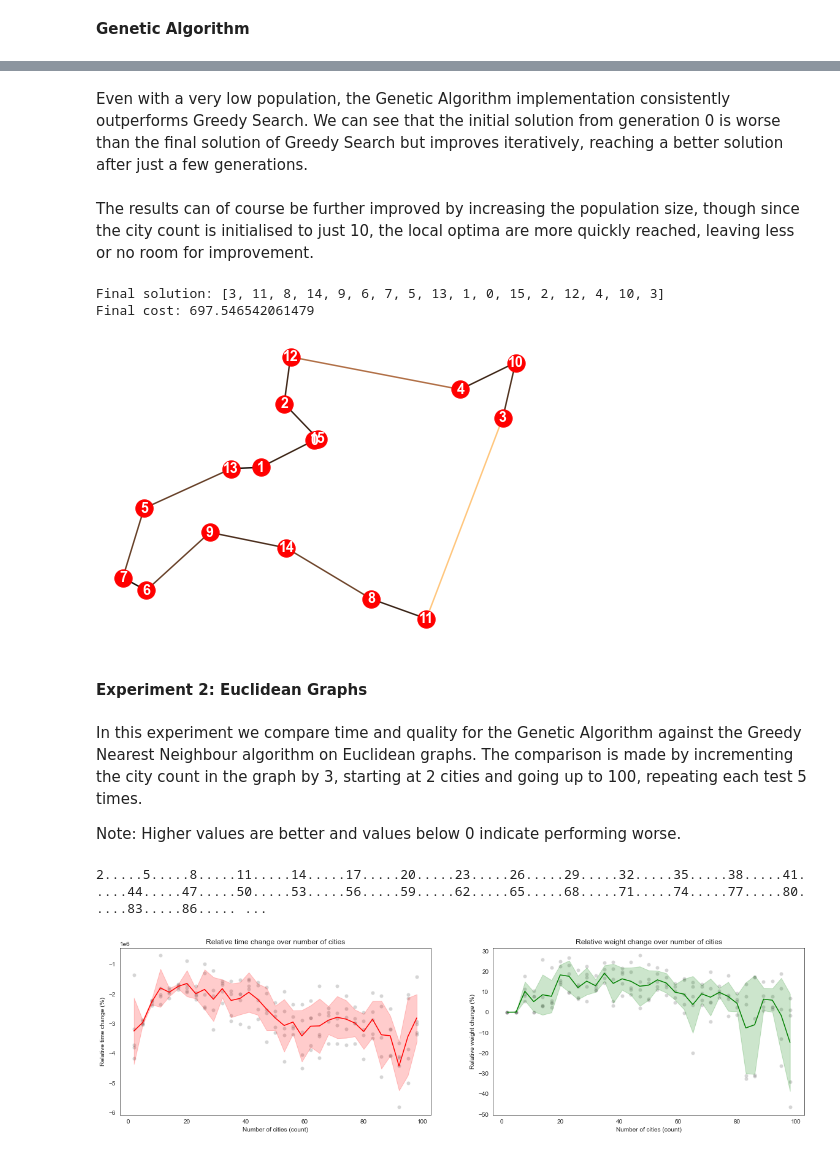
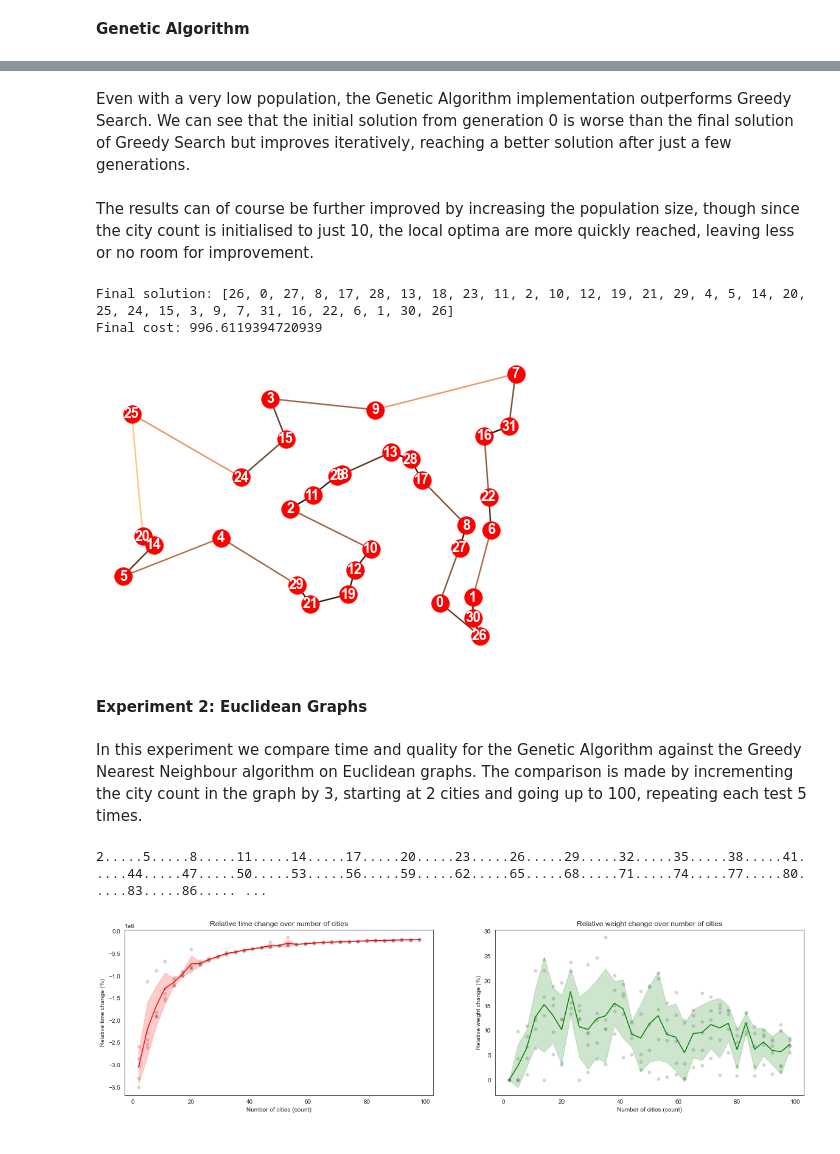
Before and after one commit to danielj0nes/metaheuristics, a Jupyter notebook: Template.ipynb, the cells around one changed output, grey strips where cells are left out. Cells and saved outputs as stored; diff of their text form; code cells hidden in the pictures.

```diff
--- a/Template.ipynb
+++ b/Template.ipynb
@@ -813,6 +823,6 @@ draw(G, best_path)
 #### Experiment 1: **A single Euclidean graph**
 Given a single Euclidean graph, draw the solution found by Greedy Nearest Neighbour algorithm and the solution found by the Genetic Algorithm and compare their costs.
 # %%
-G = Graph(20, 'Euclidean')
+G = Graph(32, 'Euclidean')
 draw(G)
 # %% [output]
@@ -843,27 +853,25 @@ Final cost: 697.546542061479
 # %% [markdown]
-Even with a very low population, the Genetic Algorithm implementation consistently outperforms Greedy Search. We can see that the initial solution from generation 0 is worse than the final solution of Greedy Search but improves iteratively, reaching a better solution after just a few generations.
+Even with a very low population, the Genetic Algorithm implementation outperforms Greedy Search. We can see that the initial solution from generation 0 is worse than the final solution of Greedy Search but improves iteratively, reaching a better solution after just a few generations.
 # %% [markdown]
 The results can of course be further improved by increasing the population size, though since the city count is initialised to just 10, the local optima are more quickly reached, leaving less or no room for improvement.
 # %%
-ga = GA(P=250)
-path, weight = ga.ga_solve(G, generations=2000)
+ga = GA()
+path, weight = ga.ga_solve(G, P=150, generations=1000)
 print(f"Final solution: {path}")
 print(f"Final cost: {weight}")
 draw(G, path)
 # %% [output]
-Final solution: [3, 11, 8, 14, 9, 6, 7, 5, 13, 1, 0, 15, 2, 12, 4, 10, 3]
-Final cost: 697.546542061479
+Final solution: [26, 0, 27, 8, 17, 28, 13, 18, 23, 11, 2, 10, 12, 19, 21, 29, 4, 5, 14, 20, 25, 24, 15, 3, 9, 7, 31, 16, 22, 6, 1, 30, 26]
+Final cost: 996.6119394720939
-[figure, old version]
+[figure, new version]
 # %% [markdown]
 #### Experiment 2: **Euclidean Graphs**
 # %% [markdown]
 In this experiment we compare time and quality for the Genetic Algorithm against the Greedy Nearest Neighbour algorithm on Euclidean graphs. The comparison is made by incrementing the city count in the graph by 3, starting at 2 cities and going up to 100, repeating each test 5 times.
-
-Note: Higher values are better and values below 0 indicate performing worse.
 # %%
-ga = GA(P=150)
-comparison_results = compare_algorithms('Euclidean', lambda G: ga.ga_solve(G, generations=10000))
+ga = GA()
+comparison_results = compare_algorithms('Euclidean', lambda G: ga.ga_solve(G, P=150, generations=250))
 graph_results(comparison_results)
 # %% [output]
 2.....5.....8.....11.....14.....17.....20.....23.....26.....29.....32.....35.....38.....41.....44.....47.....50.....53.....56.....59.....62.....65.....68.....71.....74.....77.....80.....83.....86..... ...
-[figure, old version]
+[figure, new version]
```
Also changed, not shown: parts of 29 cells of this notebook, 1 other file.
